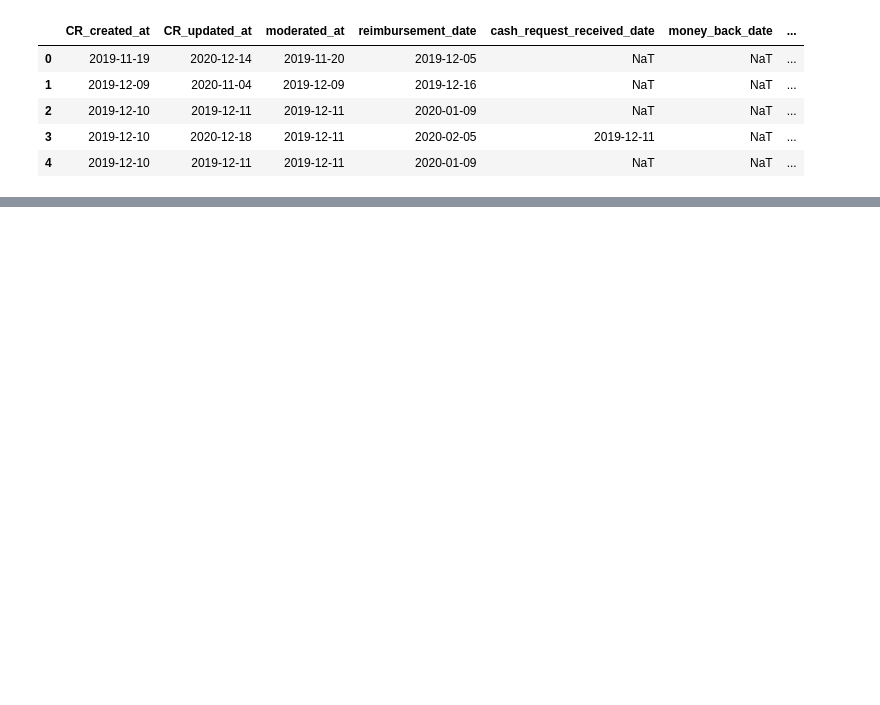
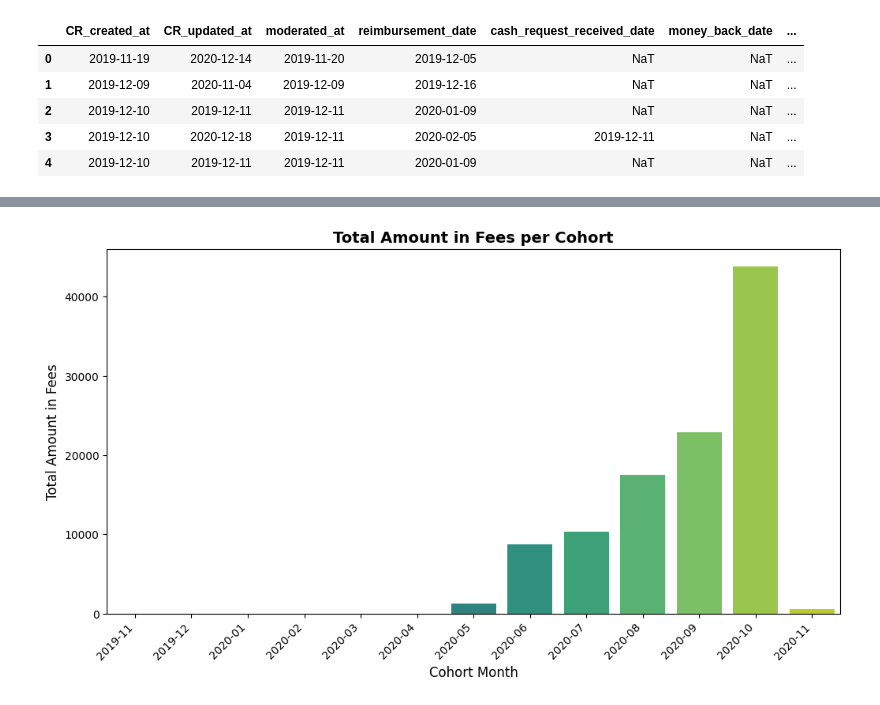
Before and after one commit to JayEm65/project-1-ironhack-payments-2-en, a Jupyter notebook: main_Annie.ipynb, the cells around one changed output, grey strips where cells are left out. Drawn from its saved outputs; the diff is of its cells as text; code cells hidden in the pictures; blank space fills up the shorter version.

Commit message:
revenue analysis

```diff
--- a/main_Annie.ipynb
+++ b/main_Annie.ipynb
@@ -402,0 +453,9 @@ Name: days_difference_fee_paid, dtype: float64
+# %%
+#Copy of numerical data frame
+num_r = num.copy()
+
+# Revenue Generated by the Cohort: Calculate the total revenue generated by each cohort over months to assess the financial impact of user behavior.
+revenue = eda.revenue_metric(num_r, "total_amount")
+
+# Let's have a look to the revenue table
+revenue
@@ -402,0 +478,5 @@ Name: days_difference_fee_paid, dtype: float64
+# %%
+# Let's plot the total revenue per month
+eda.revenue_plot(revenue)
+# %% [output]
+[figure, added]
```
Also changed, not shown: parts of 21 cells of this notebook, 6 other files.
